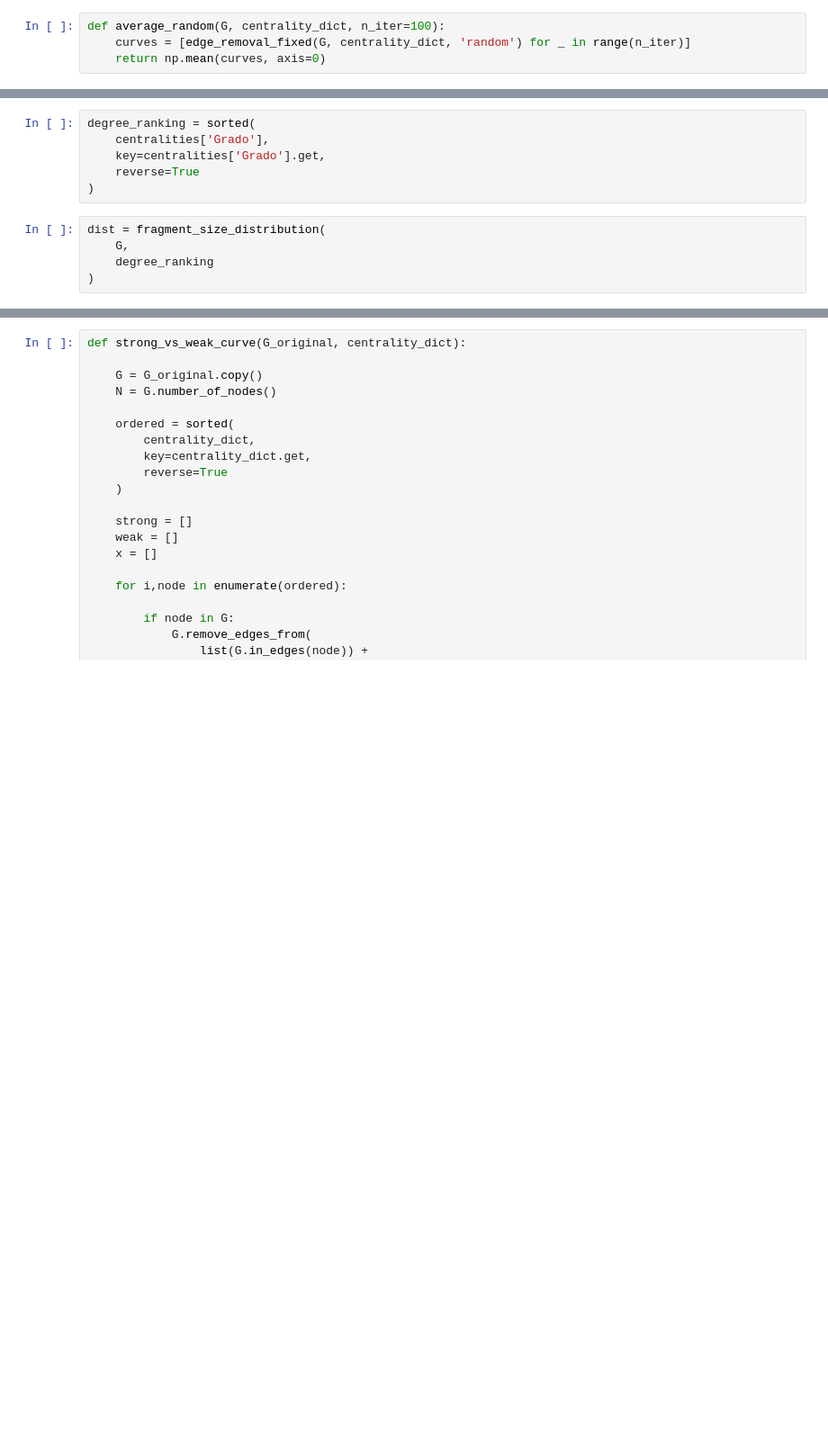
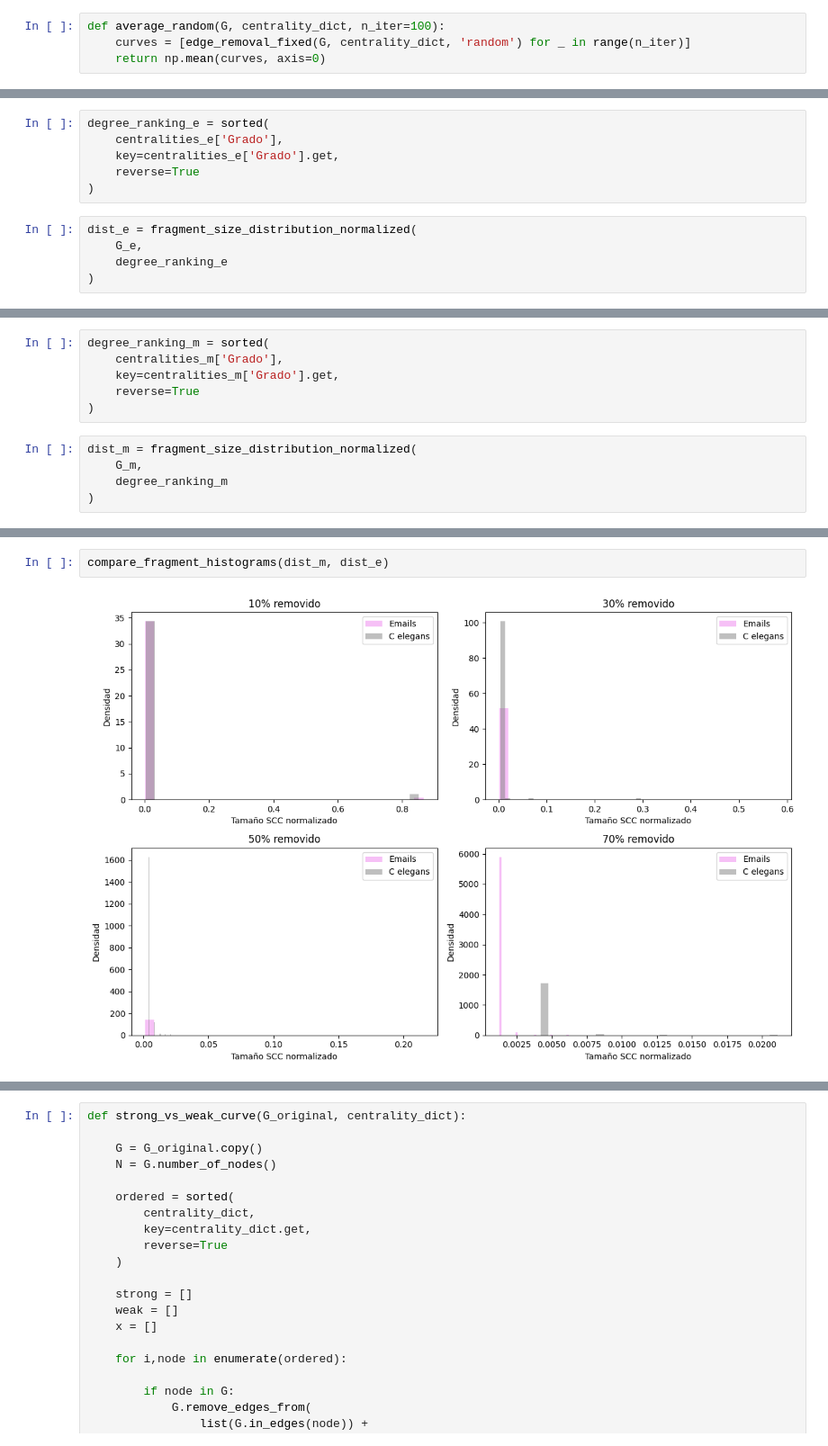
Before and after one commit to agustinaviaggio/mydmcyt, a Jupyter notebook: TP1/d.ipynb, the cells around one changed output, grey strips where cells are left out. Shown at 90% size. Cells and saved outputs as stored; diff of their text form; blank space fills up the shorter version.

```diff
--- a/TP1/d.ipynb
+++ b/TP1/d.ipynb
@@ -215,11 +301,11 @@ def fragment_size_distribution(G_original, ranking):
 # %%
-degree_ranking = sorted(
-    centralities['Grado'],
-    key=centralities['Grado'].get,
+degree_ranking_e = sorted(
+    centralities_e['Grado'],
+    key=centralities_e['Grado'].get,
     reverse=True
 )
 # %%
-dist = fragment_size_distribution(
-    G,
-    degree_ranking
+dist_e = fragment_size_distribution_normalized(
+    G_e,
+    degree_ranking_e
 )
@@ -257,0 +312,11 @@ plot_fragment_histograms(dist)
+# %%
+degree_ranking_m = sorted(
+    centralities_m['Grado'],
+    key=centralities_m['Grado'].get,
+    reverse=True
+)
+# %%
+dist_m = fragment_size_distribution_normalized(
+    G_m,
+    degree_ranking_m
+)
@@ -257,0 +423,4 @@ plot_fragment_histograms(dist)
+# %%
+compare_fragment_histograms(dist_m, dist_e)
+# %% [output]
+[figure, added]
```
Also changed, not shown: parts of 56 cells of this notebook, 2 other files.
